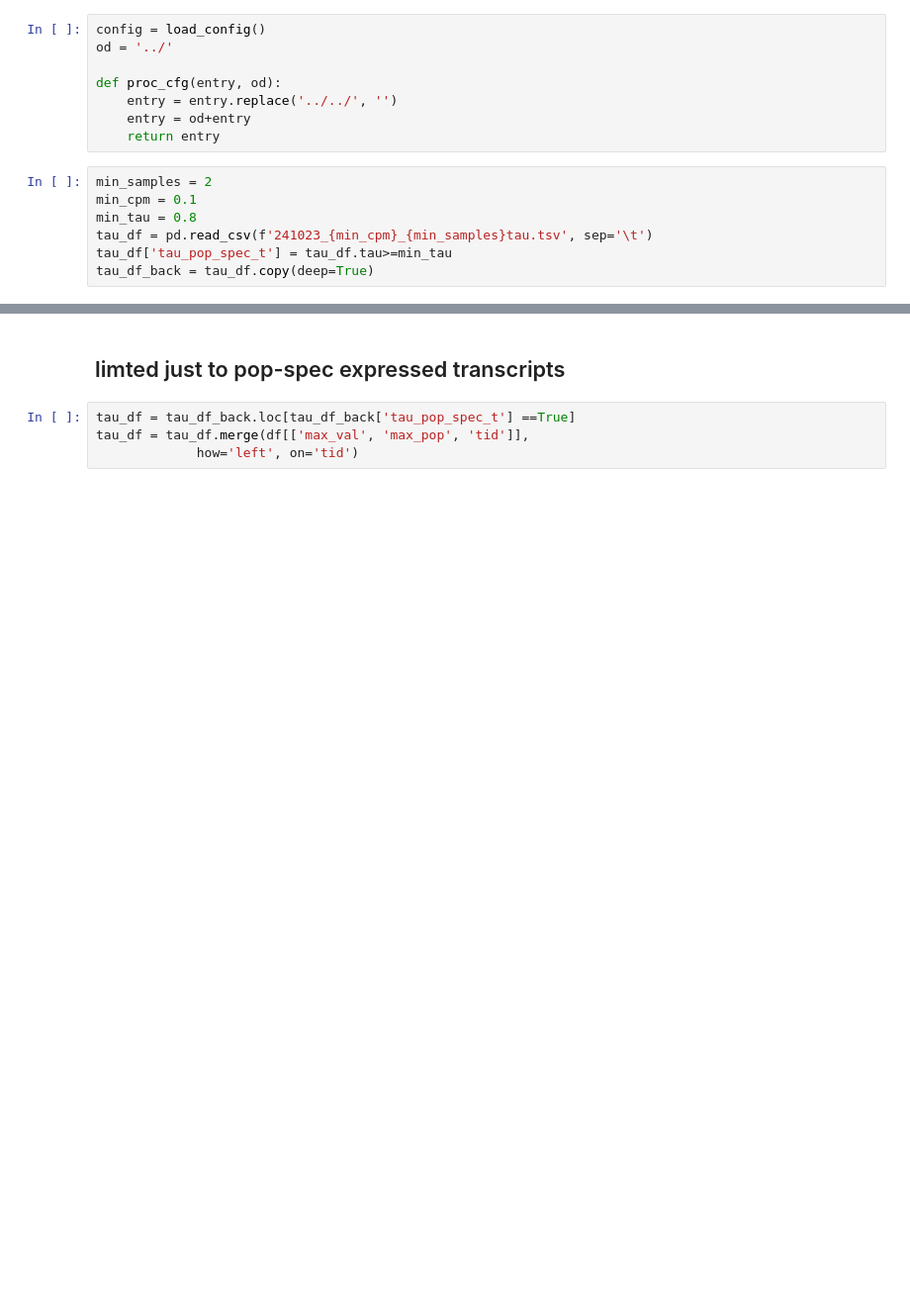
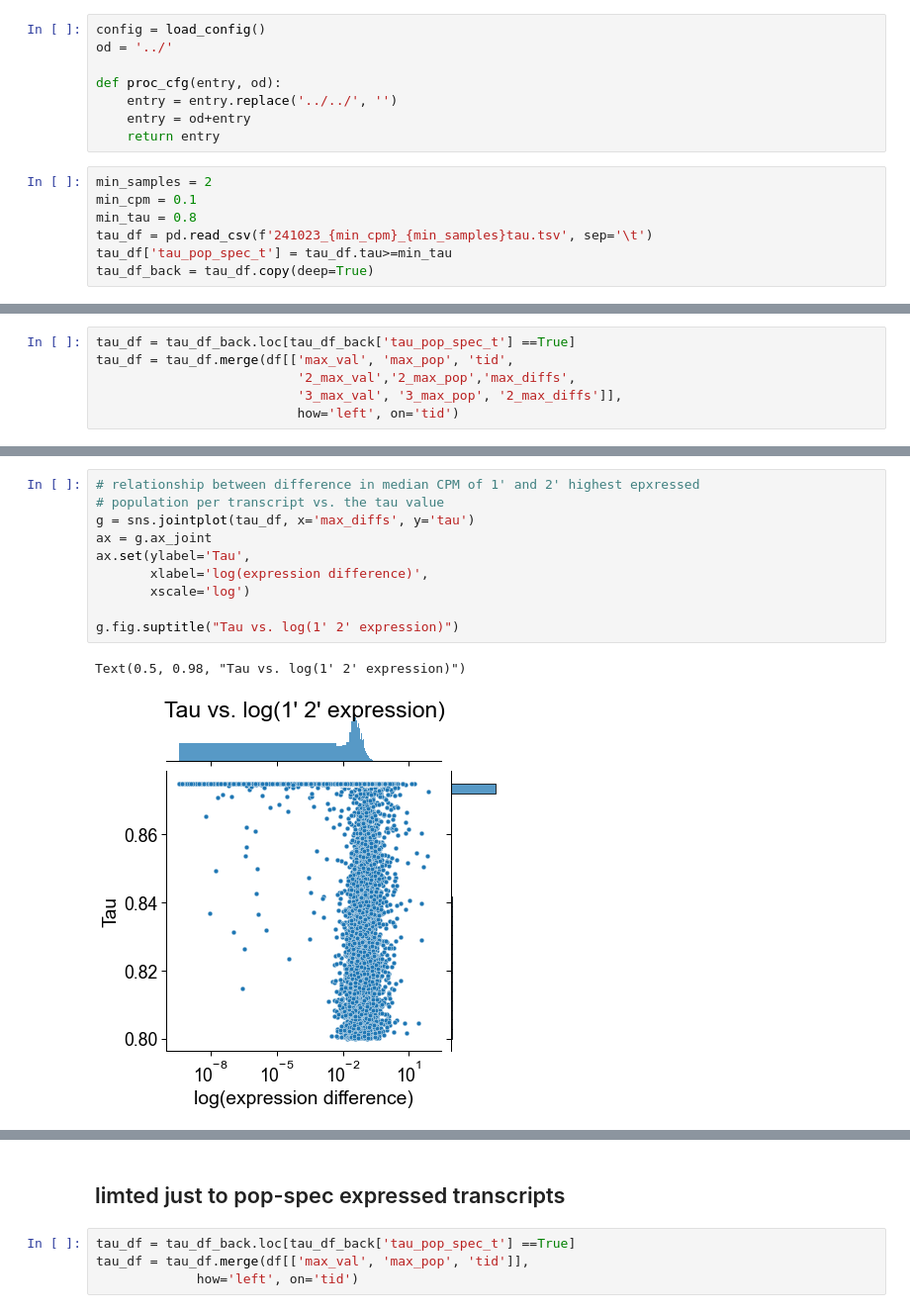
Before and after one commit to fairliereese/240903_pt, a Jupyter notebook: analysis/tau_post_hoc.ipynb, the cells around one changed output, grey strips where cells are left out. Shown at 99% size. Drawn from its saved outputs; the diff is of its cells as text; blank space fills up the shorter version.

```diff
--- a/analysis/tau_post_hoc.ipynb
+++ b/analysis/tau_post_hoc.ipynb
@@ -104,0 +121,6 @@ df.head()
+# %%
+tau_df = tau_df_back.loc[tau_df_back['tau_pop_spec_t'] ==True]
+tau_df = tau_df.merge(df[['max_val', 'max_pop', 'tid',
+                          '2_max_val','2_max_pop','max_diffs',
+                          '3_max_val', '3_max_pop', '2_max_diffs']],
+                          how='left', on='tid')
@@ -104,0 +136,13 @@ df.head()
+# %%
+# relationship between difference in median CPM of 1' and 2' highest epxressed
+# population per transcript vs. the tau value
+g = sns.jointplot(tau_df, x='max_diffs', y='tau')
+ax = g.ax_joint
+ax.set(ylabel='Tau',
+       xlabel='log(expression difference)',
+       xscale='log')
+
+g.fig.suptitle("Tau vs. log(1' 2' expression)")
+# %% [output]
+Text(0.5, 0.98, "Tau vs. log(1' 2' expression)")
+[figure, added]
```
Also changed, not shown: parts of 23 cells of this notebook, 5 other files.
